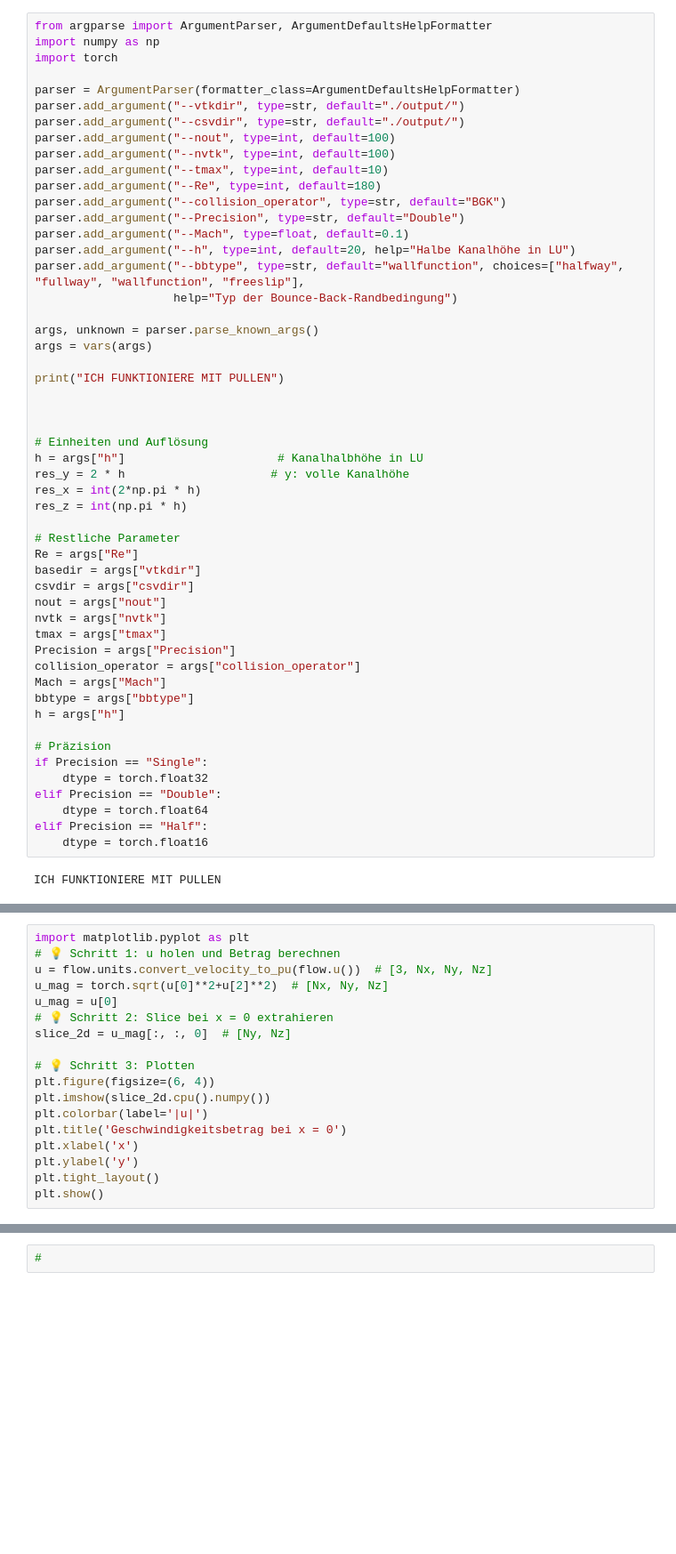
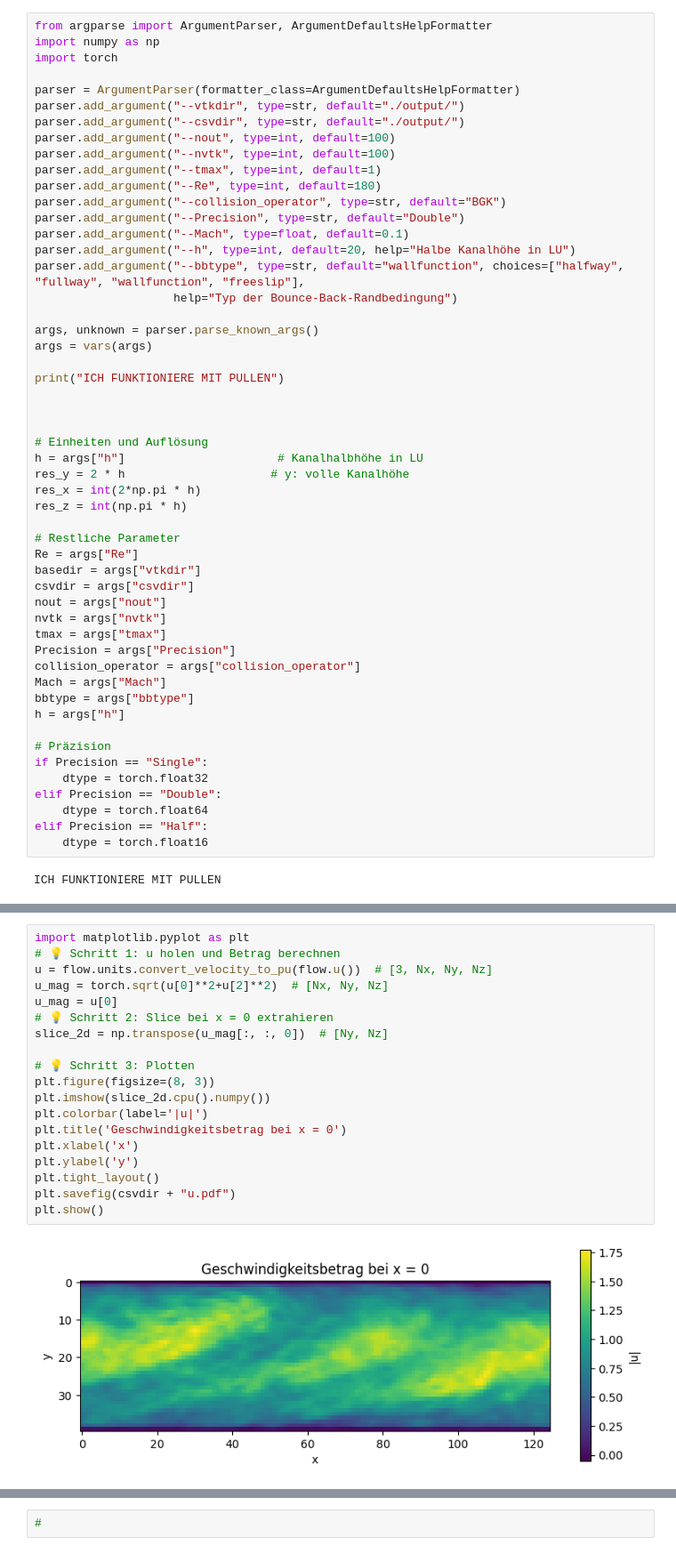
Before and after one commit to Bpicar3s/lettuce, a Jupyter notebook: examples/advanced_flows/ChannelFlowSimulation3D.ipynb, the cells around one changed output, grey strips where cells are left out. Shown at 89% size. Saved outputs shown, nothing was run; the diff lists cells and outputs as text; blank space fills up the shorter version.

```diff
--- a/examples/advanced_flows/ChannelFlowSimulation3D.ipynb
+++ b/examples/advanced_flows/ChannelFlowSimulation3D.ipynb
@@ -20,7 +20,7 @@ parser.add_argument("--vtkdir", type=str, default="./output/")
 parser.add_argument("--csvdir", type=str, default="./output/")
 parser.add_argument("--nout", type=int, default=100)
 parser.add_argument("--nvtk", type=int, default=100)
-parser.add_argument("--tmax", type=int, default=10)
+parser.add_argument("--tmax", type=int, default=1)
 parser.add_argument("--Re", type=int, default=180)
 parser.add_argument("--collision_operator", type=str, default="BGK")
 parser.add_argument("--Precision", type=str, default="Double")
@@ -184,21 +183,24 @@ ValueError: cannot convert float NaN to integer
 # %%
 import matplotlib.pyplot as plt
 # 💡 Schritt 1: u holen und Betrag berechnen
 u = flow.units.convert_velocity_to_pu(flow.u())  # [3, Nx, Ny, Nz]
 u_mag = torch.sqrt(u[0]**2+u[2]**2)  # [Nx, Ny, Nz]
 u_mag = u[0]
 # 💡 Schritt 2: Slice bei x = 0 extrahieren
-slice_2d = u_mag[:, :, 0]  # [Ny, Nz]
+slice_2d = np.transpose(u_mag[:, :, 0])  # [Ny, Nz]
 
 # 💡 Schritt 3: Plotten
-plt.figure(figsize=(6, 4))
+plt.figure(figsize=(8, 3))
 plt.imshow(slice_2d.cpu().numpy())
 plt.colorbar(label='|u|')
 plt.title('Geschwindigkeitsbetrag bei x = 0')
 plt.xlabel('x')
 plt.ylabel('y')
 plt.tight_layout()
+plt.savefig(csvdir + "u.pdf")
 plt.show()
+# %% [output]
+[figure, added]
 # %%
 
 
```
Also changed, not shown: parts of 6 cells of this notebook, 1 other file.
